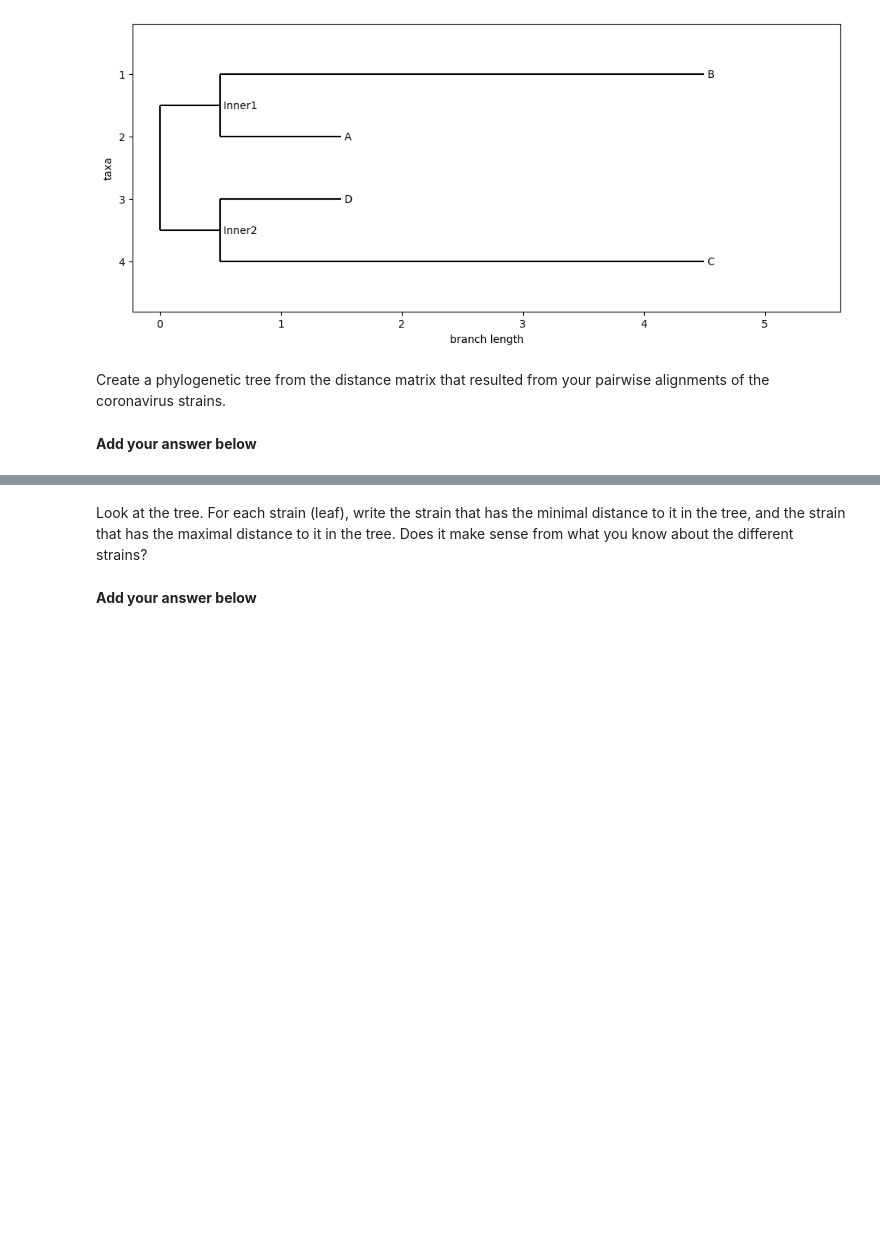
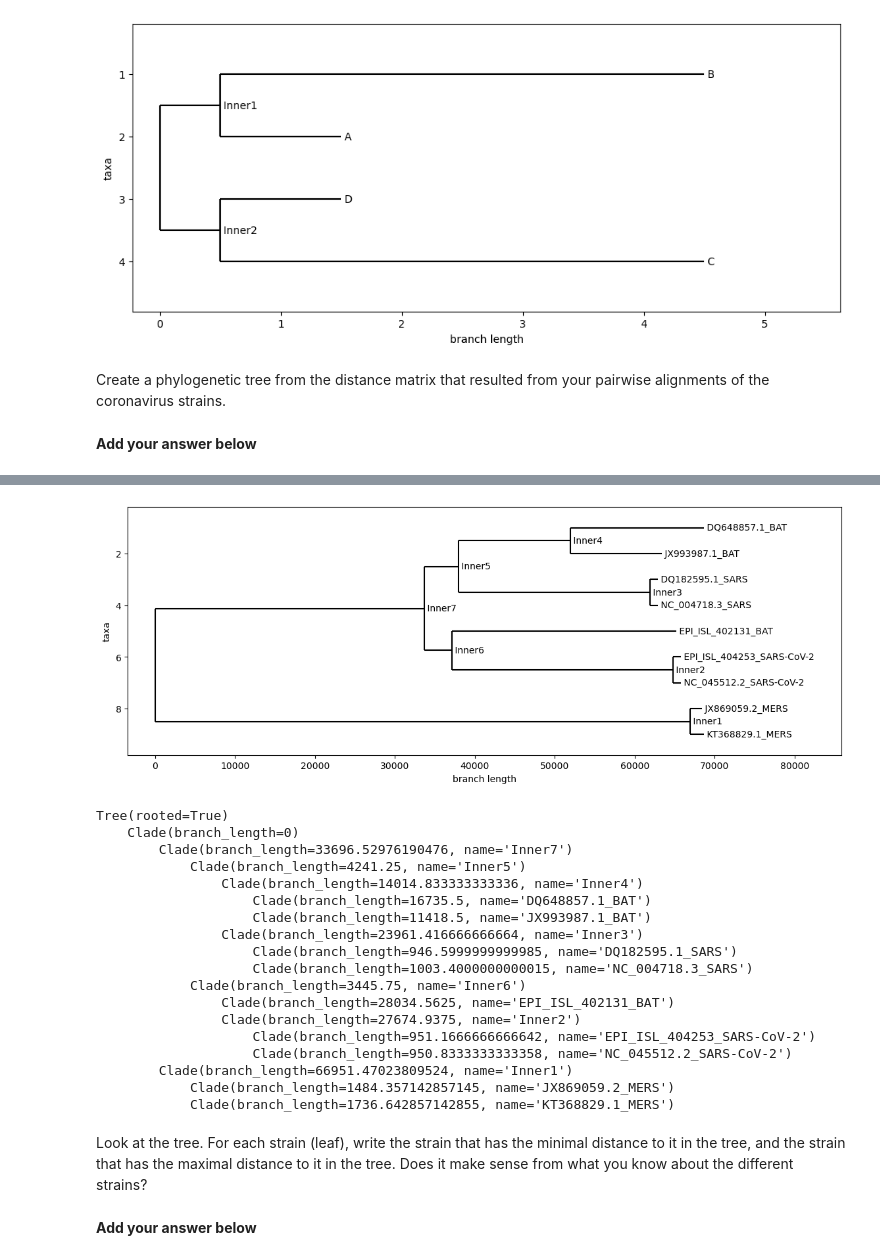
Before and after one commit to Omeryi/bioinformatics-final-project, a Jupyter notebook: Final Project.ipynb, the cells around one changed output, grey strips where cells are left out. Saved outputs shown, nothing was run; the diff lists cells and outputs as text; code cells hidden in the pictures; blank space fills up the shorter version.

Commit message:
notebook update + adding functionality to the program
Additional Data file is formed
Answers were added to the notebook

```diff
--- a/Final Project.ipynb
+++ b/Final Project.ipynb
@@ -455,3 +406,36 @@ AttributeError: 'Tree' object has no attribute 'get_leaves'
+# %%
+distance_matrix = scores_to_distance_matrix('scores_genomesK12T60X30.txt')
+genomes_dm = DistanceMatrix(names=[key for key in genome_dict.keys()], matrix = distance_matrix)
+constructor = DistanceTreeConstructor()
+genomes_tree = constructor.nj(genomes_dm)
+genomes_tree.root_at_midpoint()
+fig = plt.figure(figsize=(14, 5), dpi=100)
+axes = fig.add_subplot(1, 1, 1)
+Phylo.draw(genomes_tree, axes=axes)
+
+# The following function prints the brenches` length,
+# thus it helps to determine the distance between two leafes.
+print(genomes_tree)
+# %% [output]
+[figure, added]
+Tree(rooted=True)
+    Clade(branch_length=0)
+        Clade(branch_length=33696.52976190476, name='Inner7')
+            Clade(branch_length=4241.25, name='Inner5')
+                Clade(branch_length=14014.833333333336, name='Inner4')
+                    Clade(branch_length=16735.5, name='DQ648857.1_BAT')
+                    Clade(branch_length=11418.5, name='JX993987.1_BAT')
+                Clade(branch_length=23961.416666666664, name='Inner3')
+                    Clade(branch_length=946.5999999999985, name='DQ182595.1_SARS')
+                    Clade(branch_length=1003.4000000000015, name='NC_004718.3_SARS')
+            Clade(branch_length=3445.75, name='Inner6')
+                Clade(branch_length=28034.5625, name='EPI_ISL_402131_BAT')
+                Clade(branch_length=27674.9375, name='Inner2')
+                    Clade(branch_length=951.1666666666642, name='EPI_ISL_404253_SARS-CoV-2')
+                    Clade(branch_length=950.8333333333358, name='NC_045512.2_SARS-CoV-2')
+        Clade(branch_length=66951.47023809524, name='Inner1')
+            Clade(branch_length=1484.357142857145, name='JX869059.2_MERS')
+            Clade(branch_length=1736.642857142855, name='KT368829.1_MERS')
 # %% [markdown]
 Look at the tree. For each strain (leaf), write the strain that has the minimal distance to it in the tree, and the strain that has the maximal distance to it in the tree. Does it make sense from what you know about the different strains?
 # %% [markdown]
```
Also changed, not shown: parts of 8 cells of this notebook, 3 other files.
